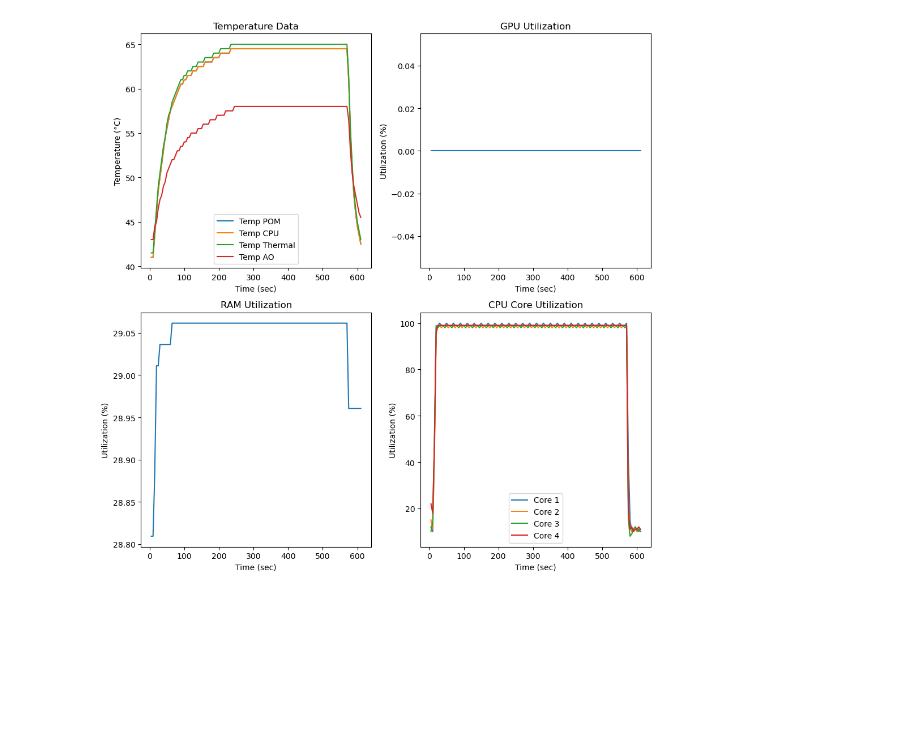
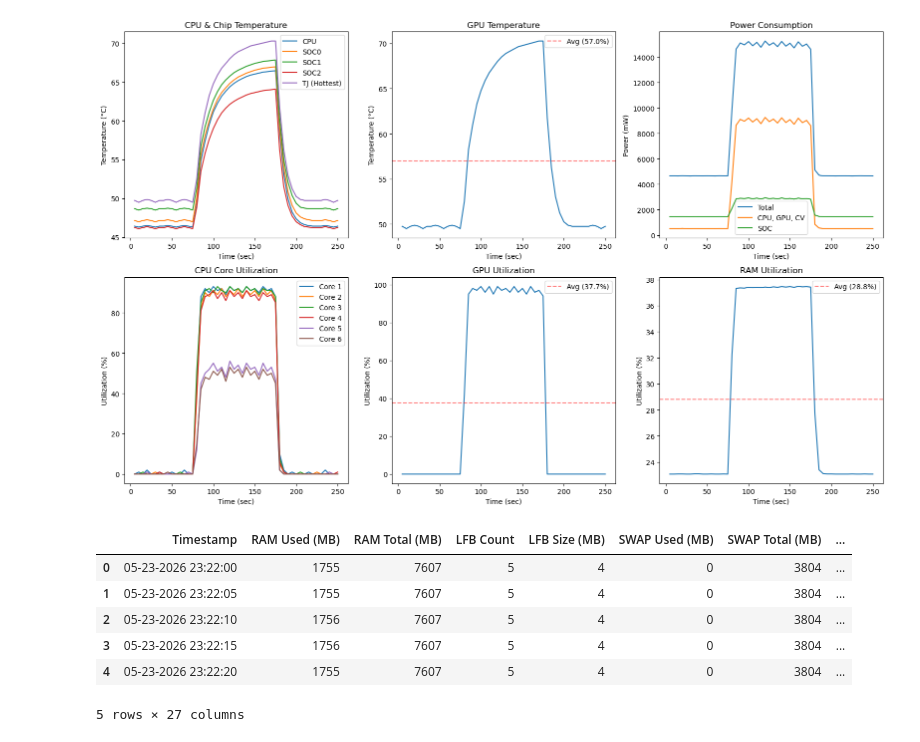
Before and after one commit to kavehzare98/Utilities, a Jupyter notebook: src/OrinSystemStats/visuals.ipynb, the cells around one changed output. Drawn from its saved outputs; the diff is of its cells as text; code cells hidden in the pictures; blank space fills up the shorter version.

```diff
--- a/src/OrinSystemStats/visuals.ipynb
+++ b/src/OrinSystemStats/visuals.ipynb
@@ -49,36 +76,65 @@ gpu_util = df['GPU Utilization']
 # %%
-fig, axs = plt.subplots(2, 2, figsize=(10,10))
+fig, axs = plt.subplots(2, 3, figsize=(16,10))
 
-axs[0,0].plot(time_s, temp_pom, label="Temp POM")
-axs[0,0].plot(time_s, temp_cpu, label="Temp CPU")
-axs[0,0].plot(time_s, temp_thermal, label="Temp Thermal")
-axs[0,0].plot(time_s, temp_ao, label="Temp AO")
-axs[0,0].set_title("Temperature Data")
+axs[0,0].plot(time_s, temp_cpu, label="CPU")
+axs[0,0].plot(time_s, temp_soc0, label="SOC0")
+axs[0,0].plot(time_s, temp_soc1, label="SOC1")
+axs[0,0].plot(time_s, temp_soc2, label="SOC2")
+axs[0,0].plot(time_s, temp_tj, label="TJ (Hottest)")
+axs[0,0].set_title("CPU & Chip Temperature")
 axs[0,0].set_ylabel("Temperature (°C)")
 axs[0,0].set_xlabel("Time (sec)")
 axs[0,0].legend()
 
-axs[0,1].plot(time_s, gpu_util)
-axs[0,1].set_title("GPU Utilization")
-axs[0,1].set_ylabel("Utilization (%)")
+axs[0,1].plot(time_s, temp_gpu)
+axs[0,1].axhline(y=avg_temp_gpu, color='r', linestyle='--', alpha=0.5, label=f"Avg ({avg_temp_gpu:.1f}%)")
+axs[0,1].set_title("GPU Temperature")
+axs[0,1].set_ylabel("Temperature (°C)")
 axs[0,1].set_xlabel("Time (sec)")
+axs[0,1].legend()
 
-axs[1,0].plot(time_s, ram_util)
-axs[1,0].set_title("RAM Utilization")
-axs[1,0].set_ylabel("Utilization (%)")
-axs[1,0].set_xlabel("Time (sec)")
+axs[0,2].plot(time_s, vdd_in, label='Total')
+axs[0,2].plot(time_s, vdd_gpu_cpu_cv, label='CPU, GPU, CV')
+axs[0,2].plot(time_s, vdd_soc, label='SOC')
+axs[0,2].set_title("Power Consumption")
+axs[0,2].set_ylabel("Power (mW)")
+axs[0,2].set_xlabel("Time (sec)")
+axs[0,2].legend()
 
 for core_name in core_split.columns:
     core_data = core_split[core_name]
-    axs[1,1].plot(time_s, core_data, label=core_name)
+    axs[1,0].plot(time_s, core_data, label=core_name)
 
-# axs[1,1].plot(time_s, ram_util)
-axs[1,1].set_title("CPU Core Utilization")
+axs[1,0].set_title("CPU Core Utilization")
+axs[1,0].set_ylabel("Utilization (%)")
+axs[1,0].set_xlabel("Time (sec)")
+axs[1,0].legend()
+
+axs[1,1].plot(time_s, gpu_util)
+axs[1,1].axhline(y=avg_gpu_util, color='r', linestyle='--', alpha=0.5, label=f"Avg ({avg_gpu_util:.1f}%)")
+axs[1,1].set_title("GPU Utilization")
 axs[1,1].set_ylabel("Utilization (%)")
 axs[1,1].set_xlabel("Time (sec)")
 axs[1,1].legend()
 
+axs[1,2].plot(time_s, ram_util_percent)
+axs[1,2].axhline(y=avg_ram_util_percent, color='r', linestyle='--', alpha=0.5, label=f"Avg ({avg_ram_util_percent:.1f}%)")
+axs[1,2].set_title("RAM Utilization")
+axs[1,2].set_ylabel("Utilization (%)")
+axs[1,2].set_xlabel("Time (sec)")
+axs[1,2].legend()
+
 plt.tight_layout()
 plt.show()
 # %% [output]
-[figure, old version]
+[figure, new version]
+# %%
+df.head()
+# %% [output]
+|  | Timestamp | RAM Used (MB) | RAM Total (MB) | LFB Count | LFB Size (MB) | SWAP Used (MB) | SWAP Total (MB) | ... |
+| 0 | 05-23-2026 23:22:00 | 1755 | 7607 | 5 | 4 | 0 | 3804 | ... |
+| 1 | 05-23-2026 23:22:05 | 1755 | 7607 | 5 | 4 | 0 | 3804 | ... |
+| 2 | 05-23-2026 23:22:10 | 1756 | 7607 | 5 | 4 | 0 | 3804 | ... |
+| 3 | 05-23-2026 23:22:15 | 1756 | 7607 | 5 | 4 | 0 | 3804 | ... |
+| 4 | 05-23-2026 23:22:20 | 1755 | 7607 | 5 | 4 | 0 | 3804 | ... |
+5 rows × 27 columns
```
Also changed, not shown: parts of 4 cells of this notebook, 6 other files.
